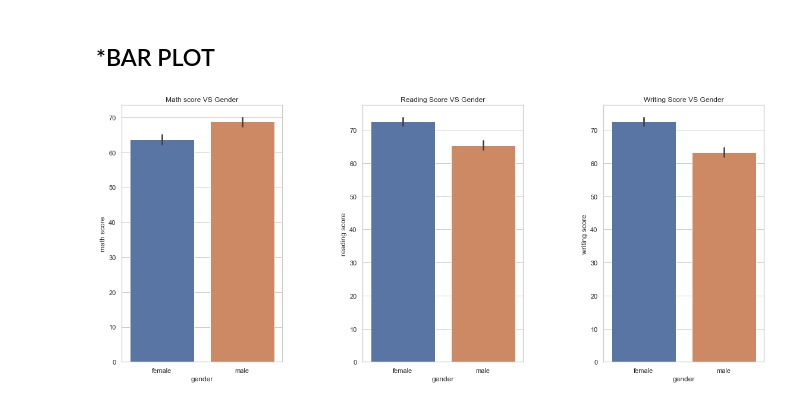
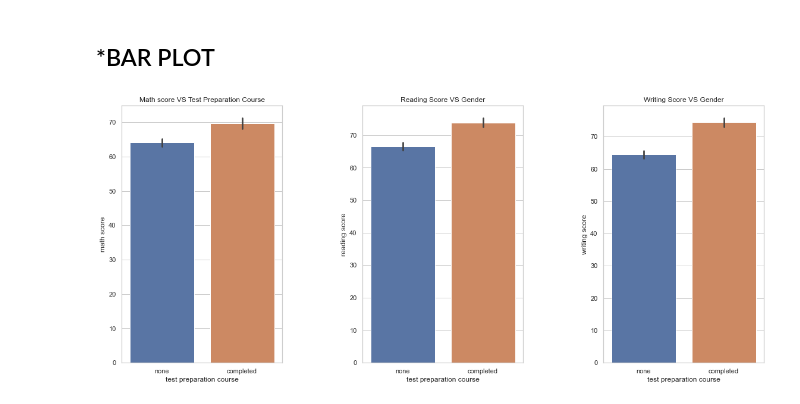
Before and after one commit to Kim-bk/bootstrap-sampling-method, a Jupyter notebook: data_science.ipynb, the cells around one changed output. Drawn from its saved outputs; the diff is of its cells as text; code cells hidden in the pictures.

```diff
--- a/data_science.ipynb
+++ b/data_science.ipynb
@@ -168,15 +167,15 @@ sns.scatterplot(x="math score", y="writing score", hue="test preparation course"
 # %%
 plt.figure(figsize=(15,6))
 plt.subplots_adjust(top=1,bottom=0,right=1,left=0,hspace=0.25,wspace=0.5)
 plt.subplot(131)
-plt.title("Math score VS Gender")
-sns.barplot(x="gender",y='math score',data=df)
+plt.title("Math score VS Test Preparation Course")
+sns.barplot(x="test preparation course",y='math score',data=df)
 plt.subplot(132)
 plt.title("Reading Score VS Gender")
-sns.barplot(x='gender',y='reading score',data=df)
+sns.barplot(x='test preparation course',y='reading score',data=df)
 plt.subplot(133)
 plt.title("Writing Score VS Gender")
-sns.barplot(x='gender',y='writing score',data=df)
+sns.barplot(x='test preparation course',y='writing score',data=df)
 plt.show()
 # %% [output]
-[figure, old version]
+[figure, new version]
```
Also changed, not shown: parts of 22 cells of this notebook, 1 other file.
